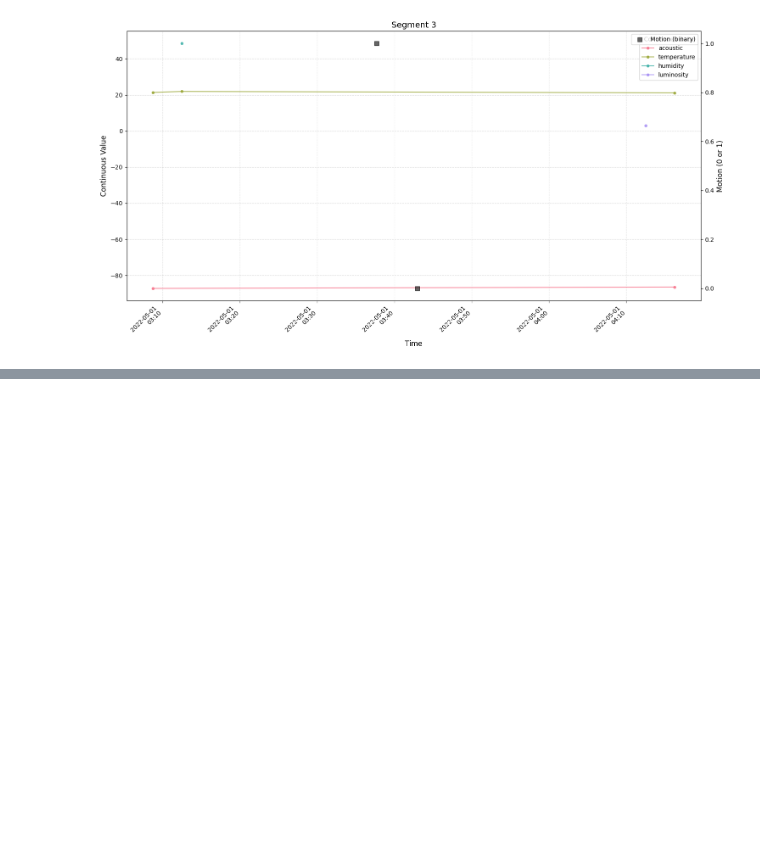
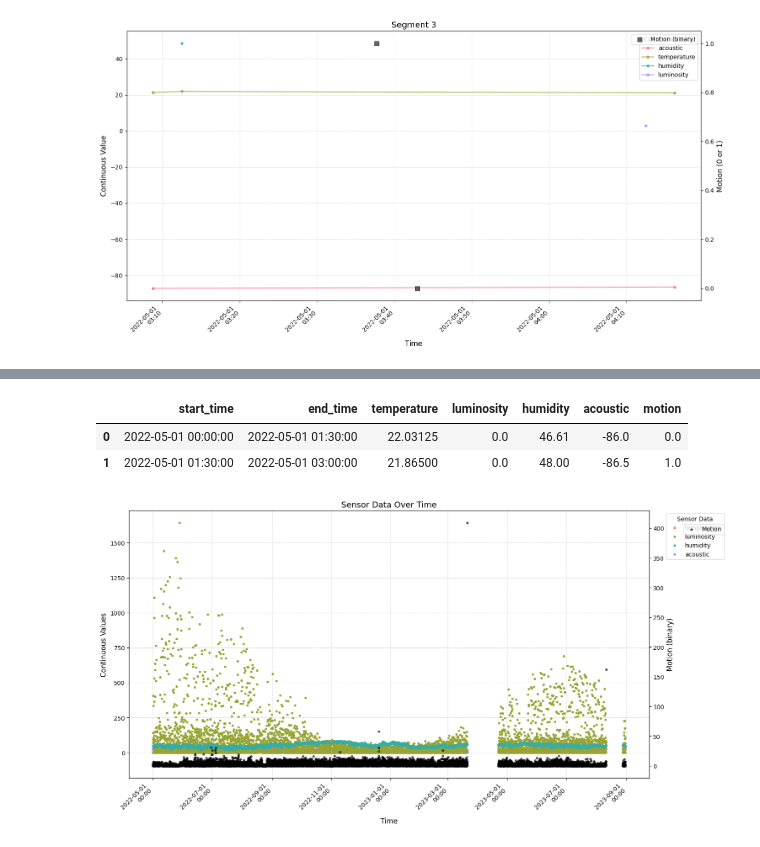
Before and after one commit to nguyenddat/Cluster_multidimension_data, a Jupyter notebook: Research.ipynb, the cells around one changed output, grey strips where cells are left out. Drawn from its saved outputs; the diff is of its cells as text; code cells hidden in the pictures; blank space fills up the shorter version.

Commit message:
expected dataframe

```diff
--- a/Research.ipynb
+++ b/Research.ipynb
@@ -444,0 +493,36 @@ multi_lineplot(segmented_data[2], "Segment 3")
+# %%
+expected_df = pd.DataFrame(df_data)
+expected_df.head(2)
+# %% [output]
+|  | start_time | end_time | temperature | luminosity | humidity | acoustic | motion |
+| 0 | 2022-05-01 00:00:00 | 2022-05-01 01:30:00 | 22.03125 | 0.0 | 46.61 | -86.0 | 0.0 |
+| 1 | 2022-05-01 01:30:00 | 2022-05-01 03:00:00 | 21.86500 | 0.0 | 48.00 | -86.5 | 1.0 |
+# %%
+fig, ax1 = plt.subplots(figsize=(15, 8))
+
+continuous_datatypes = ["temperature", "luminosity", "humidity", "acoustic"]
+colors = sns.color_palette("husl", len(continuous_datatypes))
+
+for feature, color in zip(continuous_datatypes, colors):
+    ax1.scatter(expected_df["start_time"], expected_df[feature], marker='.', label=feature, color=color)
+
+ax1.set_xlabel("Time", fontsize=12)
+ax1.set_ylabel("Continuous Values", fontsize=12)
+ax1.legend(title="Sensor Data", fontsize=10, loc='upper right', bbox_to_anchor=(1.15, 1))
+ax1.grid(True, linestyle='--', alpha=0.5)
+
+ax2 = ax1.twinx()
+ax2.scatter(expected_df["start_time"], expected_df["motion"], color="black", marker="o", s=10, alpha=0.6, label="Motion")
+ax2.set_ylabel("Motion (binary)", fontsize=12)
+ax2.legend(fontsize=10, loc='lower right', bbox_to_anchor=(1.15, 0.9))
+
+ax1.xaxis.set_major_formatter(mdates.DateFormatter('%Y-%m-%d\n%H:%M'))
+ax1.xaxis.set_major_locator(mdates.AutoDateLocator())
+fig.autofmt_xdate(rotation=45)
+
+ax1.set_title("Sensor Data Over Time", fontsize=14)
+
+plt.tight_layout()
+plt.show()
+# %% [output]
+[figure, added]
```
Also changed, not shown: parts of 4 cells of this notebook.
